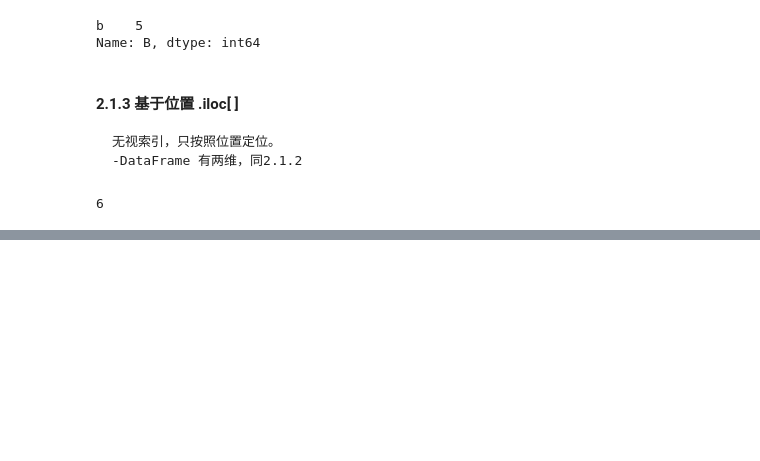
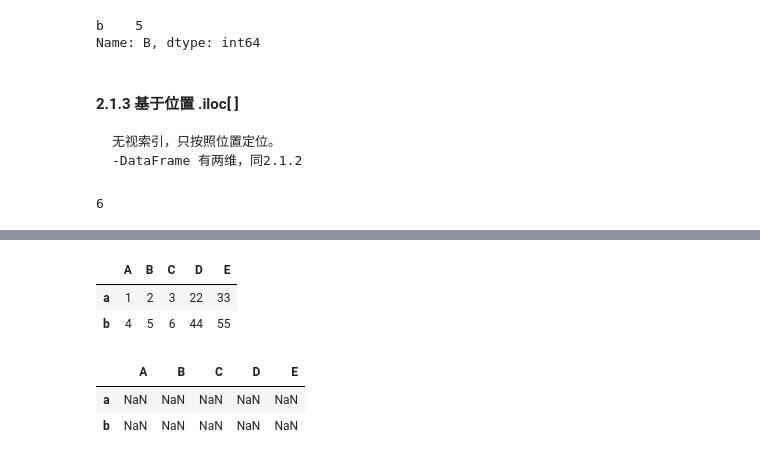
Before and after one commit to zingp/machine-learning, a Jupyter notebook: s_pandas/base2.ipynb, the cells around one changed output, grey strips where cells are left out. Drawn from its saved outputs; the diff is of its cells as text; code cells hidden in the pictures; blank space fills up the shorter version.

```diff
--- a/s_pandas/base2.ipynb
+++ b/s_pandas/base2.ipynb
@@ -288,0 +412,13 @@ df.iloc[1, 2]    # 返回单一值，因为两维都是series， 也是先列后
+# %%
+df1 = pd.DataFrame([[22,33], [44, 55]], index=['a', 'b'], columns=['D', 'E'])
+pd.concat([df, df1], axis=1)
+# %% [output]
+|  | A | B | C | D | E |
+| a | 1 | 2 | 3 | 22 | 33 |
+| b | 4 | 5 | 6 | 44 | 55 |
+# %%
+df+df1     # 并不能直接相加
+# %% [output]
+|  | A | B | C | D | E |
+| a | NaN | NaN | NaN | NaN | NaN |
+| b | NaN | NaN | NaN | NaN | NaN |
```
Also changed, not shown: parts of 27 cells of this notebook.
